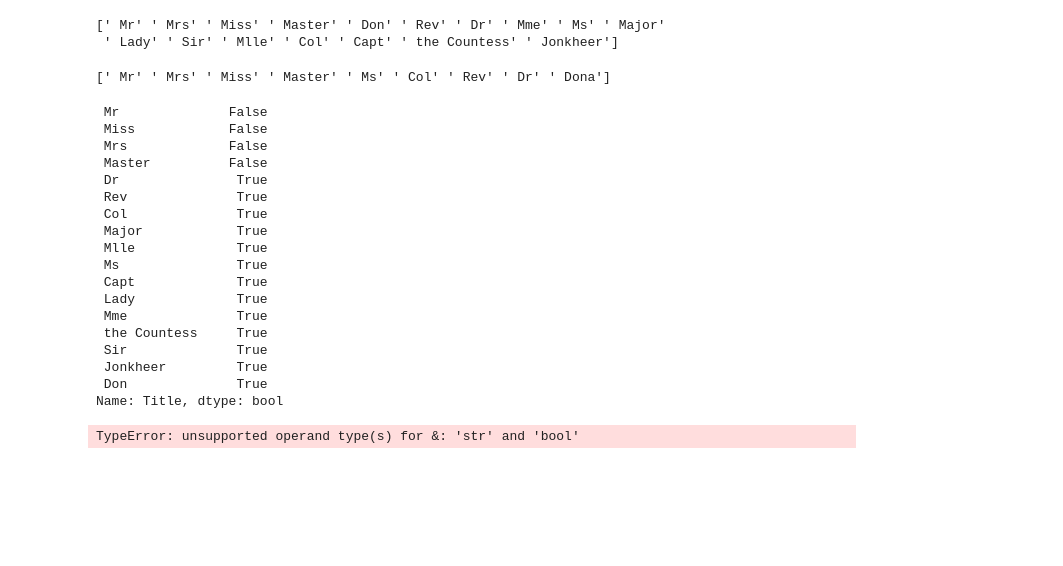
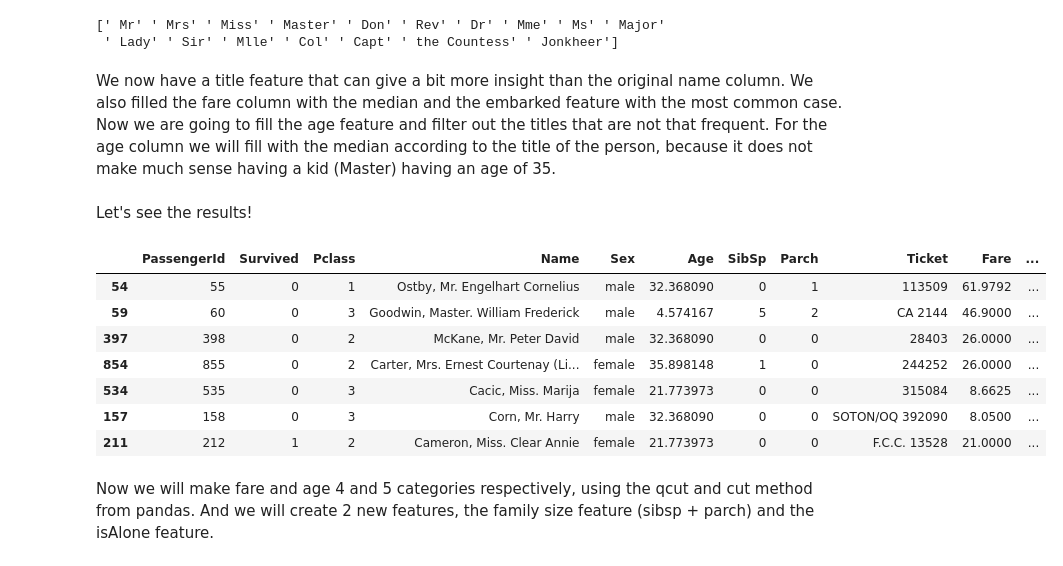
Before and after one commit to WencesVillegasMarset/KaggleChallenges, a Jupyter notebook: Titanic Challenge.ipynb, the cells around one changed output. Saved outputs shown, nothing was run; the diff lists cells and outputs as text; code cells hidden in the pictures; blank space fills up the shorter version.

```diff
--- a/Titanic Challenge.ipynb
+++ b/Titanic Challenge.ipynb
@@ -85,39 +85,30 @@ print(train_data.Title.unique())
 # %% [output]
 [' Mr' ' Mrs' ' Miss' ' Master' ' Don' ' Rev' ' Dr' ' Mme' ' Ms' ' Major'
  ' Lady' ' Sir' ' Mlle' ' Col' ' Capt' ' the Countess' ' Jonkheer']
-# %%
-print(test_data.Title.unique())
-# %% [output]
-[' Mr' ' Mrs' ' Miss' ' Master' ' Ms' ' Col' ' Rev' ' Dr' ' Dona']
+# %% [markdown]
+We now have a title feature that can give a bit more insight than the original name column. We also filled the fare column with the median and the embarked feature with the most common case.
+Now we are going to fill the age feature and filter out the titles that are not that frequent. For the age column we will fill with the median according to the title of the person, because it does not make much sense having a kid (Master) having an age of 35.
 # %%
 # get a boolean series where true = relevant title, false = irrelevant title
-title_bool = (train_data['Title'].value_counts() < 10)
-print(title_bool)
+title_bool = (train_data['Title'].value_counts() >= 10)
 for dataset in dataset_array:
-    dataset['Title'] = dataset['Title'].apply(lambda x: x if (x in title_bool.axes & title_bool.loc[x] != True)else 'Misc')
-
+    dataset['Title'] = dataset['Title'].apply(lambda x: x if (x in title_bool.index and title_bool.loc[x] == True)else 'Misc')
+    # the can be titles not present on the training set therefore we need the first check to be that
 mean_per_title = train_data.groupby('Title')['Age'].mean()
-print(mean_per_title)
-
 for dataset in dataset_array:
     dataset['Age'] = dataset['Title'].apply(lambda x: mean_per_title.loc[x])
-# %% [output]
- Mr              False
- Miss            False
- Mrs             False
- Master          False
- Dr               True
- Rev              True
- Col              True
- Major            True
- Mlle             True
- Ms               True
- Capt             True
- Lady             True
- Mme              True
- the Countess     True
- Sir              True
- Jonkheer         True
- Don              True
-Name: Title, dtype: bool
-TypeError: unsupported operand type(s) for &: 'str' and 'bool'
+# %% [markdown]
+Let's see the results!
+# %%
+train_data.sample(7)
+# %% [output]
+|  | PassengerId | Survived | Pclass | Name | Sex | Age | SibSp | Parch | Ticket | Fare | ... |
+| 54 | 55 | 0 | 1 | Ostby, Mr. Engelhart Cornelius | male | 32.368090 | 0 | 1 | 113509 | 61.9792 | ... |
+| 59 | 60 | 0 | 3 | Goodwin, Master. William Frederick | male | 4.574167 | 5 | 2 | CA 2144 | 46.9000 | ... |
+| 397 | 398 | 0 | 2 | McKane, Mr. Peter David | male | 32.368090 | 0 | 0 | 28403 | 26.0000 | ... |
+| 854 | 855 | 0 | 2 | Carter, Mrs. Ernest Courtenay (Li... | female | 35.898148 | 1 | 0 | 244252 | 26.0000 | ... |
+| 534 | 535 | 0 | 3 | Cacic, Miss. Marija | female | 21.773973 | 0 | 0 | 315084 | 8.6625 | ... |
+| 157 | 158 | 0 | 3 | Corn, Mr. Harry | male | 32.368090 | 0 | 0 | SOTON/OQ 392090 | 8.0500 | ... |
+| 211 | 212 | 1 | 2 | Cameron, Miss. Clear Annie | female | 21.773973 | 0 | 0 | F.C.C. 13528 | 21.0000 | ... |
+# %% [markdown]
+Now we will make fare and age 4 and 5 categories respectively, using the qcut and cut method from pandas. And we will create 2 new features, the family size feature (sibsp + parch) and the isAlone feature.
```
Also changed, not shown: parts of 8 cells of this notebook.
